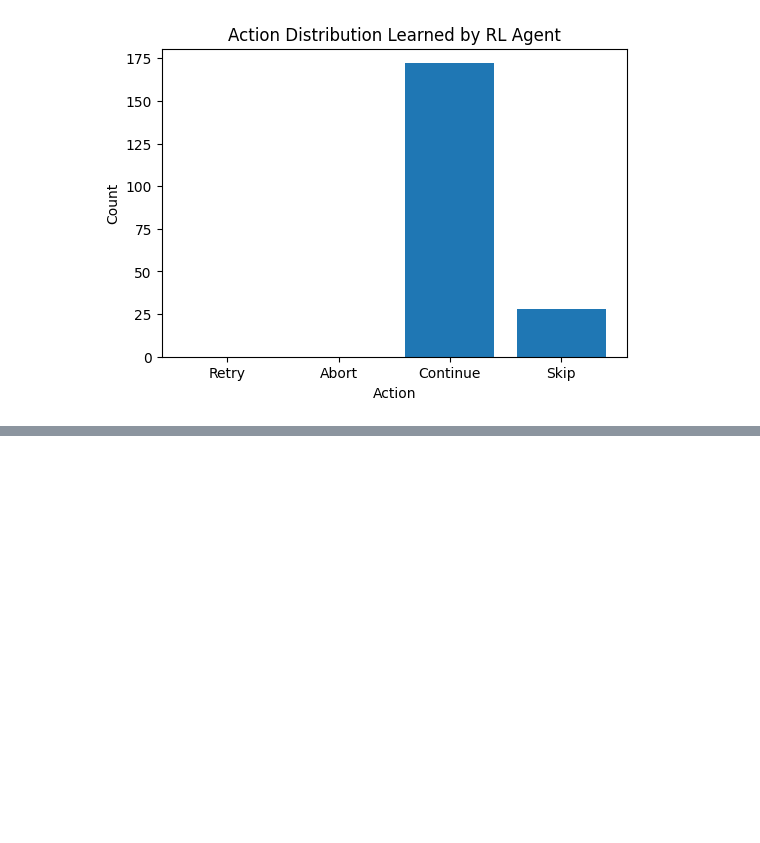
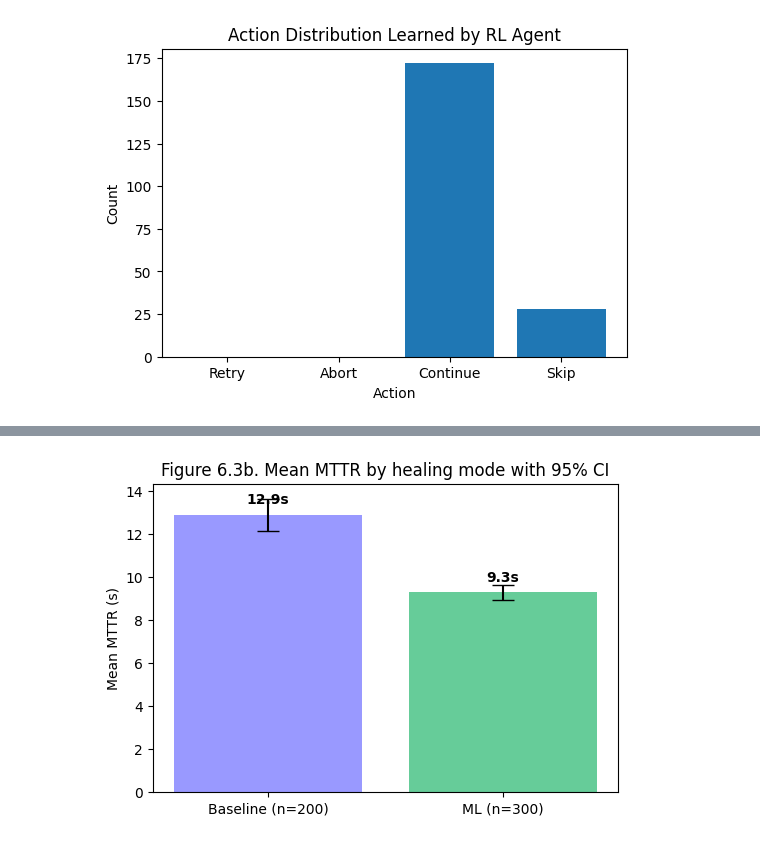
Before and after one commit to VanessaKingsleyHerts/BidShopping, a Jupyter notebook: scripts/notebook.ipynb, the cells around one changed output, grey strips where cells are left out. Cells and saved outputs as stored; diff of their text form; code cells hidden in the pictures; blank space fills up the shorter version.

```diff
--- a/scripts/notebook.ipynb
+++ b/scripts/notebook.ipynb
@@ -455,0 +1094,37 @@ plt.show()
+# %%
+import matplotlib.pyplot as plt
+import numpy as np
+from scipy import stats
+
+# MTTR values from Section 6.3
+baseline_mean, baseline_sd, baseline_n = 12.9, 5.4, 200
+ml_mean, ml_sd, ml_n = 9.3, 3.2, 300
+
+# 95% CI for each mean (using t-distribution)
+def mean_ci(mean, sd, n, alpha=0.05):
+    se = sd / np.sqrt(n)
+    ci = stats.t.interval(confidence=1-alpha, df=n-1, loc=mean, scale=se)
+    return ci
+
+baseline_ci_low, baseline_ci_high = mean_ci(baseline_mean, baseline_sd, baseline_n)
+ml_ci_low, ml_ci_high = mean_ci(ml_mean, ml_sd, ml_n)
+
+# Values for plotting
+labels = ["Baseline (n=200)", "ML (n=300)"]
+means = [baseline_mean, ml_mean]
+ci_low = [means[0] - baseline_ci_low, means[1] - ml_ci_low]
+ci_high = [baseline_ci_high - means[0], ml_ci_high - means[1]]
+
+# Plot
+fig, ax = plt.subplots(figsize=(6,4))
+ax.bar(labels, means, yerr=[ci_low, ci_high], capsize=8, color=["#9999ff", "#66cc99"])
+ax.set_ylabel("Mean MTTR (s)")
+ax.set_title("Figure 6.3b. Mean MTTR by healing mode with 95% CI")
+
+# Annotate
+for i, v in enumerate(means):
+    ax.text(i, v + 0.5, f"{v:.1f}s", ha="center", fontweight="bold")
+
+plt.show()
+# %% [output]
+[figure, added]
```
Also changed, not shown: parts of 15 cells of this notebook, 29 other files.
